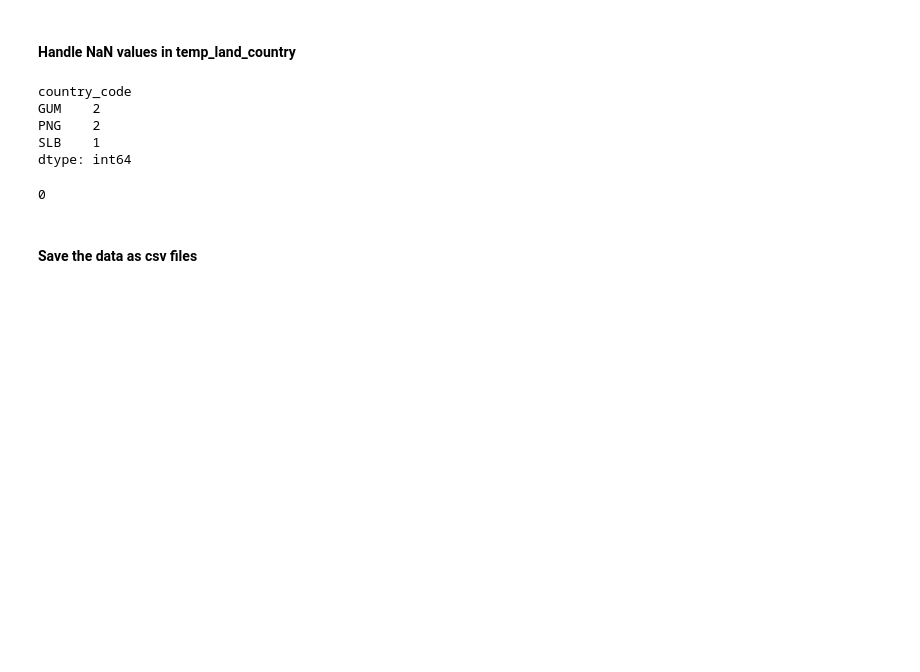
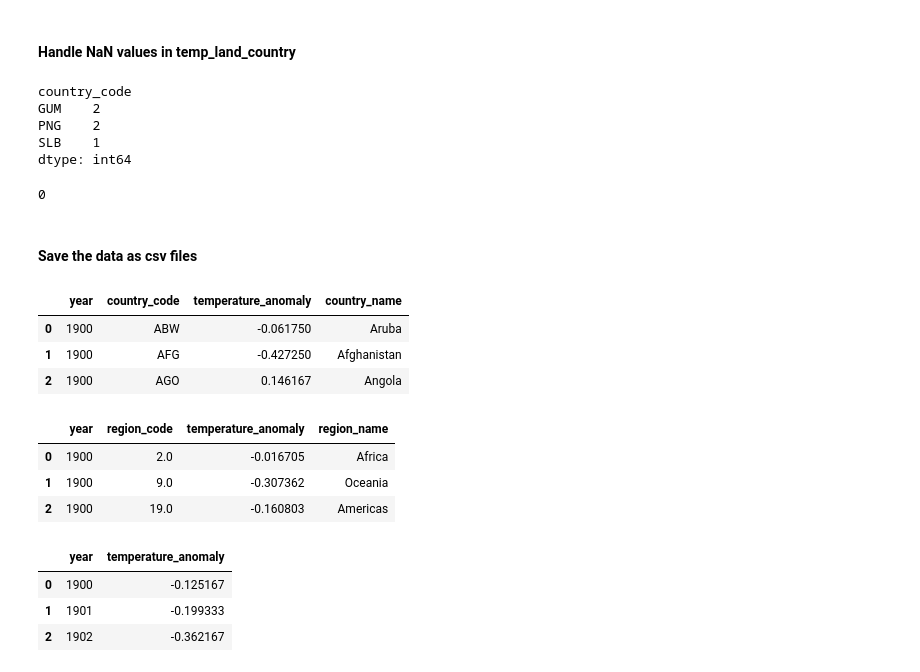
Before and after one commit to lukiwieser/natural-disasters-and-climate-change, a Jupyter notebook: main.ipynb, the cells around one changed output. Drawn from its saved outputs; the diff is of its cells as text; code cells hidden in the pictures; blank space fills up the shorter version.

```diff
--- a/main.ipynb
+++ b/main.ipynb
@@ -885,11 +885,11 @@ temp_countries: pd.DataFrame = pd.read_csv(PATH_PROCESSED_TEMP_DATA_FOLDER + PAT
 # %% [markdown]
 #### Load temp-land-country data
+# %%
+temp_countries = temperature_countries_with_iso
 # %% [markdown]
 In this section we load Berkleys land-temperature data for each country from the corresponding .txt files and combine them into a single dataframe. We also change the naming of the countries according to the naming standard of the UN and add their ISO3-Country code.
 # %%
-temp_land_country_column_names = ["country_code", "country_name", "year", "month", "monthly_anomaly", "monthly_unc", "annual_anomaly",
-                                  "annual_unc", "five_year_anomaly", "five_year_unc", "ten_year_anomaly", "ten_year_unc", "twenty_year_anomaly", "twenty_year_unc"]
-
+temp_land_country_column_names = ["country_code", "country_name", "year", "month", "monthly_anomaly", "monthly_unc", "annual_anomaly", "annual_unc", "five_year_anomaly", "five_year_unc", "ten_year_anomaly", "ten_year_unc", "twenty_year_anomaly", "twenty_year_unc"]
 temp_country = pd.DataFrame(columns=temp_land_country_column_names)
 
 temp_country_names = temp_countries['Country']
@@ -927,7 +927,7 @@ for temp_country_name in temp_country_names:
     temp_country_file_name = temp_country_name
     if temp_country_name in map_country_to_filename:
         temp_country_file_name = map_country_to_filename[temp_country_name]
-    path_temp_country_txt_file = PATH_RAW_TEMP_DATA_FOLDER + PATH_COUNTRIES_LAND_FOLDER + temp_country_file_name + '.txt'
+    path_temp_country_txt_file = TEMP_RAW_FOLDER + PATH_COUNTRIES_LAND_FOLDER + temp_country_file_name + '.txt'
     temp_land_one_country = pd.read_csv(path_temp_country_txt_file, comment="%", header=None, delim_whitespace=True)
     country_iso_name = temp_countries.loc[temp_countries['Country'] == temp_country_name]['ISO-alpha3'].iloc[0]
 
@@ -1143,0 +1145,21 @@ temp_global.to_csv(PATH_PROCESSED_TEMP_DATA_FOLDER + 'temp-land-ocean-global.csv
+# %%
+temp_country.head(3)
+# %% [output]
+|  | year | country_code | temperature_anomaly | country_name |
+| 0 | 1900 | ABW | -0.061750 | Aruba |
+| 1 | 1900 | AFG | -0.427250 | Afghanistan |
+| 2 | 1900 | AGO | 0.146167 | Angola |
+# %%
+temp_region.head(3)
+# %% [output]
+|  | year | region_code | temperature_anomaly | region_name |
+| 0 | 1900 | 2.0 | -0.016705 | Africa |
+| 1 | 1900 | 9.0 | -0.307362 | Oceania |
+| 2 | 1900 | 19.0 | -0.160803 | Americas |
+# %%
+temp_global.head(3)
+# %% [output]
+|  | year | temperature_anomaly |
+| 0 | 1900 | -0.125167 |
+| 1 | 1901 | -0.199333 |
+| 2 | 1902 | -0.362167 |
```
Also changed, not shown: parts of 35 cells of this notebook.
